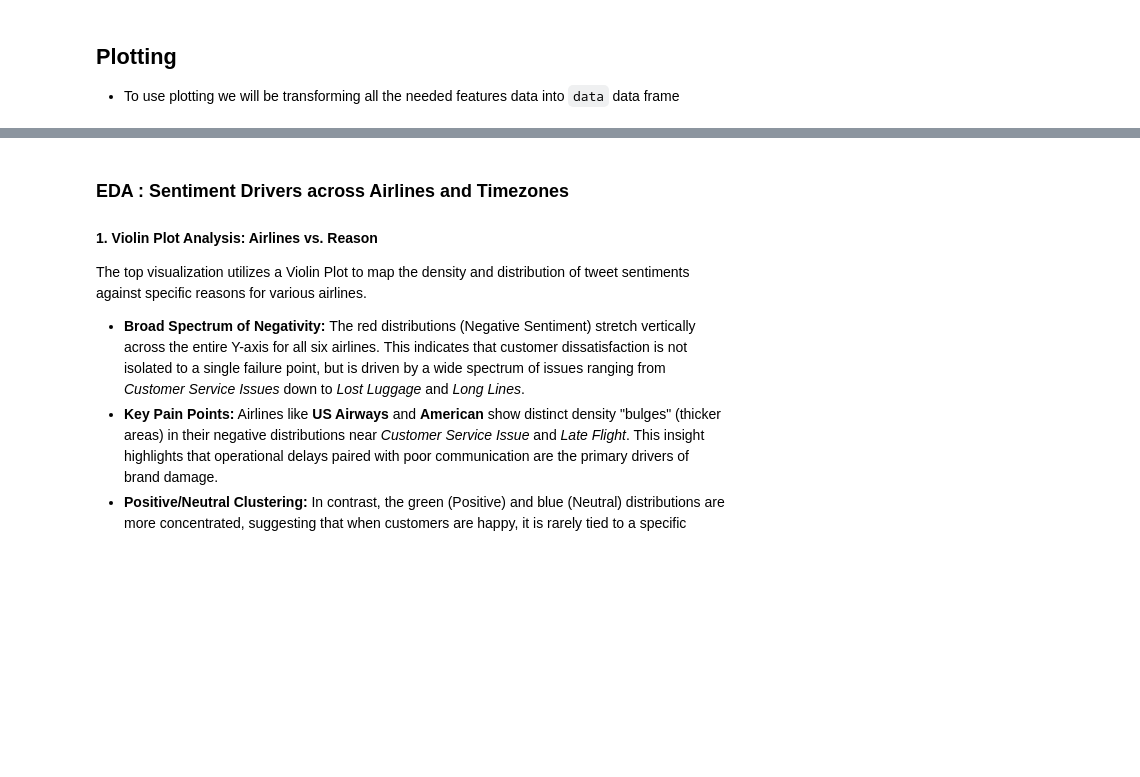
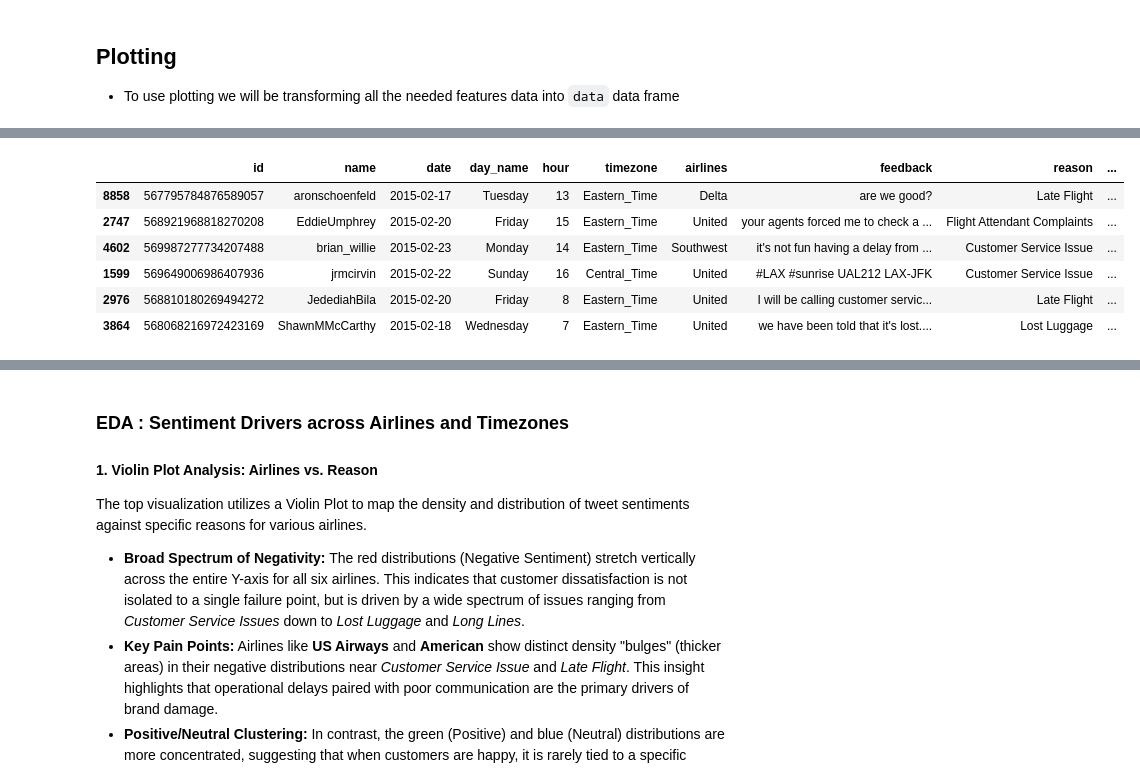
Before and after one commit to Ashura369/PROJECTS, a Jupyter notebook: sentiment_analysis_social_media_brand_management/EDA.ipynb, the cells around one changed output, grey strips where cells are left out. Drawn from its saved outputs; the diff is of its cells as text; code cells hidden in the pictures; blank space fills up the shorter version.

```diff
--- a/sentiment_analysis_social_media_brand_management/EDA.ipynb
+++ b/sentiment_analysis_social_media_brand_management/EDA.ipynb
@@ -4,3 +16,13 @@
+# %%
+data.sample(6)
+# %% [output]
+|  | id | name | date | day_name | hour | timezone | airlines | feedback | reason | ... |
+| 8858 | 567795784876589057 | aronschoenfeld | 2015-02-17 | Tuesday | 13 | Eastern_Time | Delta | are we good? | Late Flight | ... |
+| 2747 | 568921968818270208 | EddieUmphrey | 2015-02-20 | Friday | 15 | Eastern_Time | United | your agents forced me to check a ... | Flight Attendant Complaints | ... |
+| 4602 | 569987277734207488 | brian_willie | 2015-02-23 | Monday | 14 | Eastern_Time | Southwest | it's not fun having a delay from ... | Customer Service Issue | ... |
+| 1599 | 569649006986407936 | jrmcirvin | 2015-02-22 | Sunday | 16 | Central_Time | United | #LAX #sunrise UAL212 LAX-JFK | Customer Service Issue | ... |
+| 2976 | 568810180269494272 | JedediahBila | 2015-02-20 | Friday | 8 | Eastern_Time | United | I will be calling customer servic... | Late Flight | ... |
+| 3864 | 568068216972423169 | ShawnMMcCarthy | 2015-02-18 | Wednesday | 7 | Eastern_Time | United | we have been told that it's lost.... | Lost Luggage | ... |
 # %%
 import matplotlib.pyplot as plt
 import seaborn as sns
```
Also changed, not shown: parts of 17 cells of this notebook, 4 other files.
